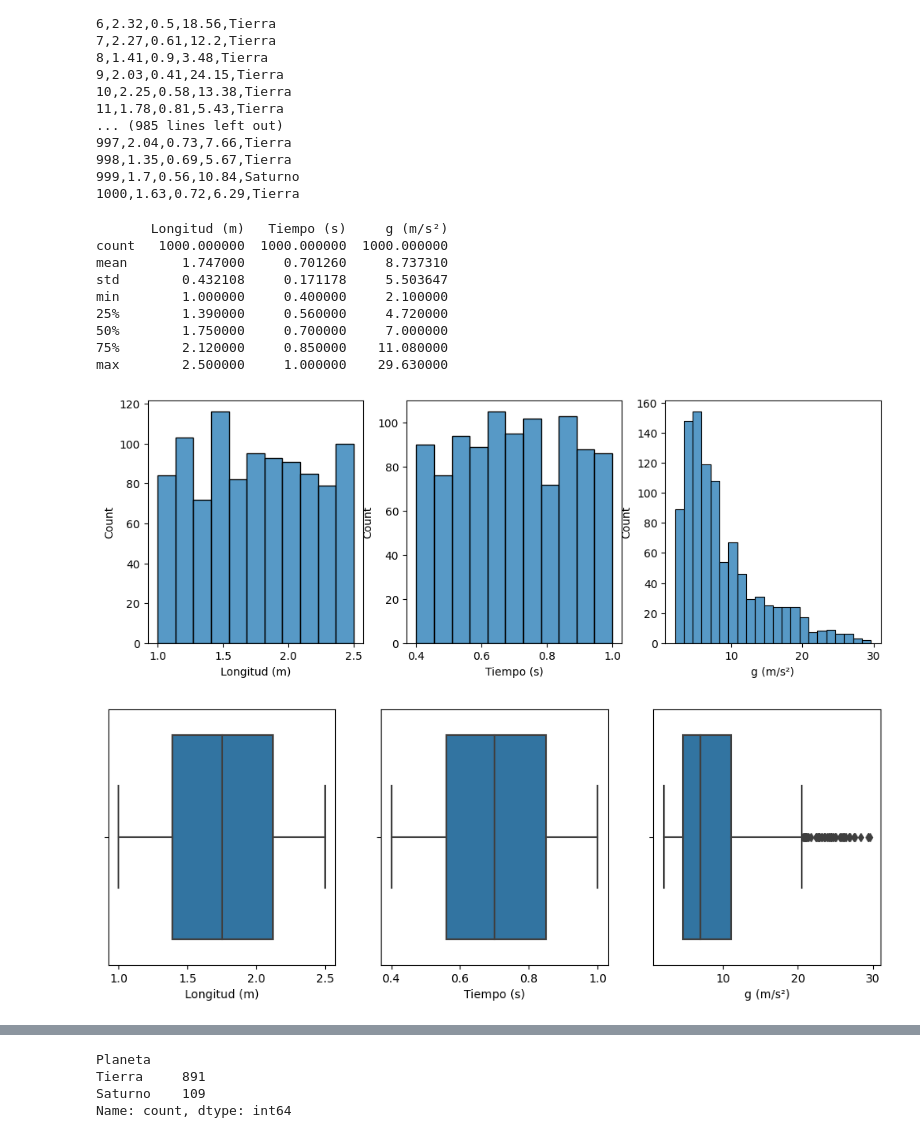
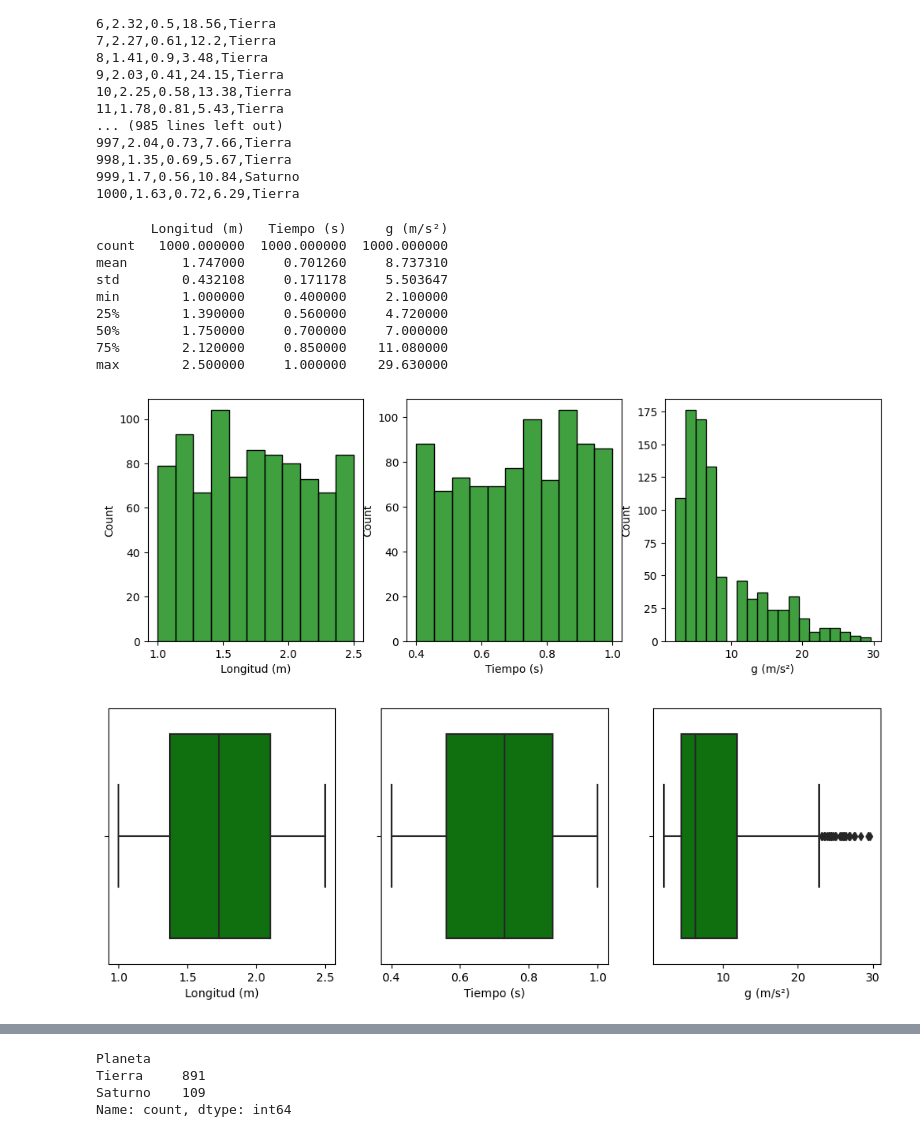
Before and after one commit to Jacobo24/Perdidos_en_el_espacio, a Jupyter notebook: Perdidos.ipynb, the cells around one changed output, grey strips where cells are left out. Drawn from its saved outputs; the diff is of its cells as text; code cells hidden in the pictures.

```diff
--- a/Perdidos.ipynb
+++ b/Perdidos.ipynb
@@ -101,48 +102,43 @@ ID,Longitud (m),Tiempo (s),g (m/s²),Planeta
 999,1.7,0.56,10.84,Saturno
 1000,1.63,0.72,6.29,Tierra
 # %%
-import pandas as pd
-import seaborn as sns
-import matplotlib.pyplot as plt
-
 df = pd.DataFrame(experimentos, columns=['ID', 'Longitud (m)', 'Tiempo (s)', 'g (m/s²)', 'Planeta'])
 
 print(df[['Longitud (m)', 'Tiempo (s)', 'g (m/s²)']].describe())
 
 fig, ax = plt.subplots(ncols=3, figsize=(12, 4))
-sns.histplot(data=df, x='Longitud (m)', ax=ax[0])
-sns.histplot(data=df, x='Tiempo (s)', ax=ax[1])
-sns.histplot(data=df, x='g (m/s²)', ax=ax[2])
+sns.histplot(data=df[df['Planeta'] == 'Tierra'], x='Longitud (m)', color='green', ax=ax[0])
+sns.histplot(data=df[df['Planeta'] == 'Tierra'], x='Tiempo (s)', color='green', ax=ax[1])
+sns.histplot(data=df[df['Planeta'] == 'Tierra'], x='g (m/s²)', color='green', ax=ax[2])
 plt.show()
 
 fig, ax = plt.subplots(ncols=3, figsize=(12, 4))
-sns.boxplot(data=df, x='Longitud (m)', ax=ax[0])
-sns.boxplot(data=df, x='Tiempo (s)', ax=ax[1])
-sns.boxplot(data=df, x='g (m/s²)', ax=ax[2])
+sns.boxplot(data=df[df['Planeta'] == 'Tierra'], x='Longitud (m)', color='green', ax=ax[0])
+sns.boxplot(data=df[df['Planeta'] == 'Tierra'], x='Tiempo (s)', color='green', ax=ax[1])
+sns.boxplot(data=df[df['Planeta'] == 'Tierra'], x='g (m/s²)', color='green', ax=ax[2])
 plt.show()
 
 sns.countplot(data=df, x='Planeta')
 plt.show()
 
 print(df['Planeta'].value_counts())
-
 sns.scatterplot(data=df, x='Longitud (m)', y='g (m/s²)', hue='Planeta')
 plt.show()
 
 sns.boxplot(data=df, x='Planeta', y='g (m/s²)')
 plt.show()
 # %% [output]
        Longitud (m)   Tiempo (s)     g (m/s²)
 count   1000.000000  1000.000000  1000.000000
 mean       1.747000     0.701260     8.737310
 std        0.432108     0.171178     5.503647
 min        1.000000     0.400000     2.100000
 25%        1.390000     0.560000     4.720000
 50%        1.750000     0.700000     7.000000
 75%        2.120000     0.850000    11.080000
 max        2.500000     1.000000    29.630000
-[figure, old version]
+[figure, new version]
-[figure, old version]
+[figure, new version]
 [figure]
 Planeta
 Tierra     891
```
Also changed, not shown: parts of 1 cell of this notebook.
